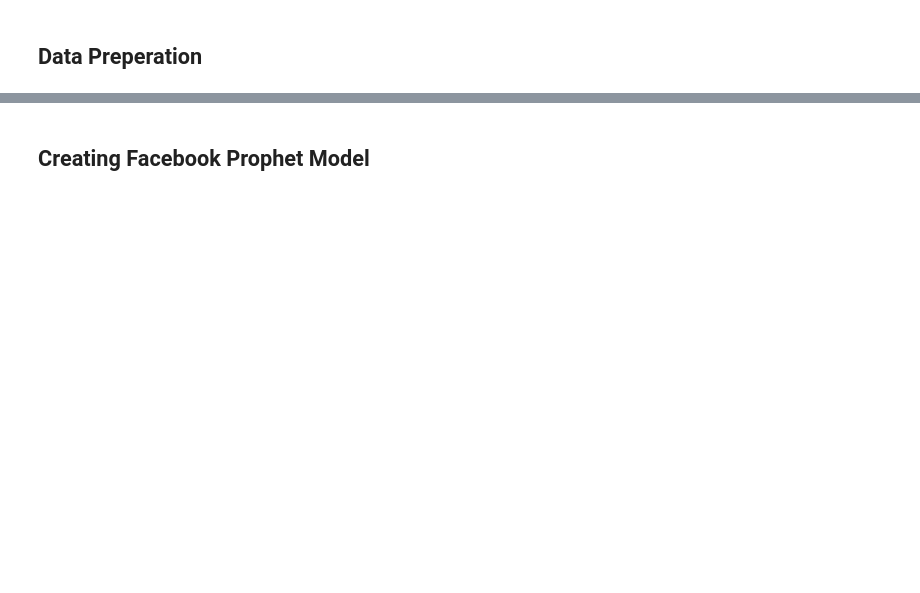
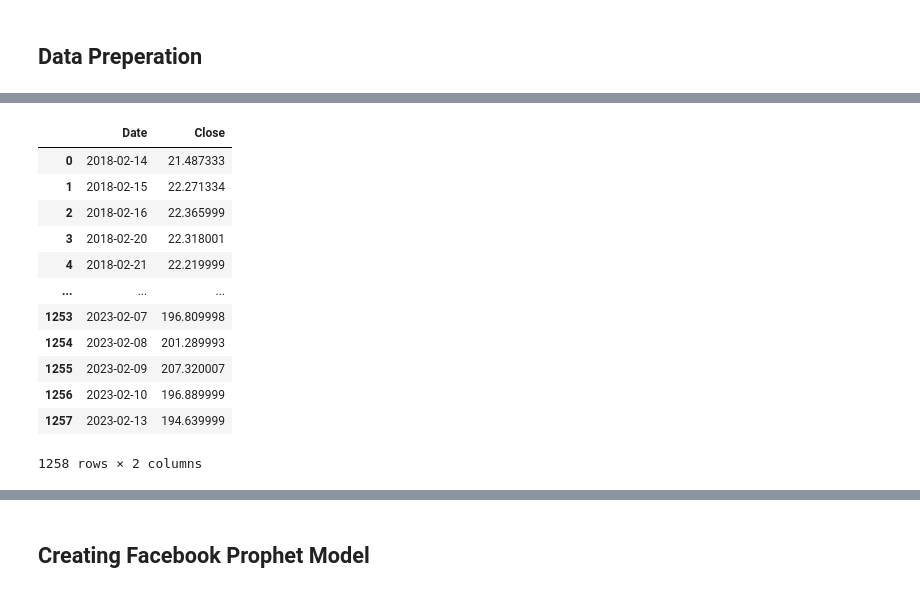
Before and after one commit to alexandrialim/stock-forecaster, a Jupyter notebook: Learner_Notebook_prophet.ipynb, the cells around one changed output, grey strips where cells are left out. Cells and saved outputs as stored; diff of their text form; code cells hidden in the pictures; blank space fills up the shorter version.

```diff
--- a/Learner_Notebook_prophet.ipynb
+++ b/Learner_Notebook_prophet.ipynb
@@ -103,0 +123,16 @@ px.box(df, y="Close")
+# %%
+new_df
+# %% [output]
+|  | Date | Close |
+| 0 | 2018-02-14 | 21.487333 |
+| 1 | 2018-02-15 | 22.271334 |
+| 2 | 2018-02-16 | 22.365999 |
+| 3 | 2018-02-20 | 22.318001 |
+| 4 | 2018-02-21 | 22.219999 |
+| ... | ... | ... |
+| 1253 | 2023-02-07 | 196.809998 |
+| 1254 | 2023-02-08 | 201.289993 |
+| 1255 | 2023-02-09 | 207.320007 |
+| 1256 | 2023-02-10 | 196.889999 |
+| 1257 | 2023-02-13 | 194.639999 |
+1258 rows × 2 columns
```
Also changed, not shown: parts of 11 cells of this notebook.
